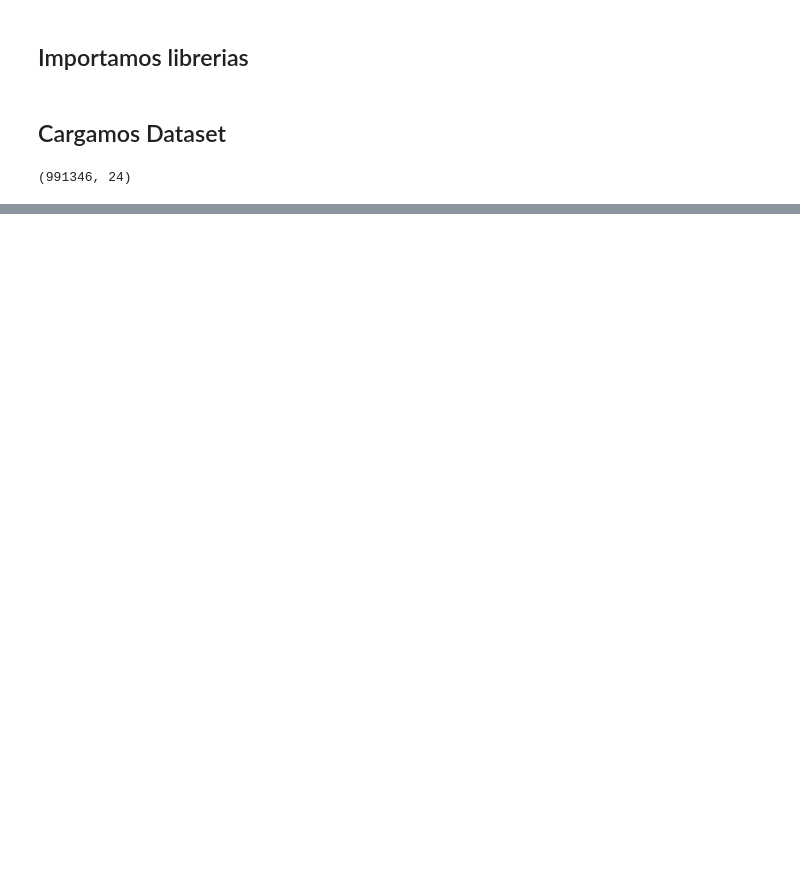
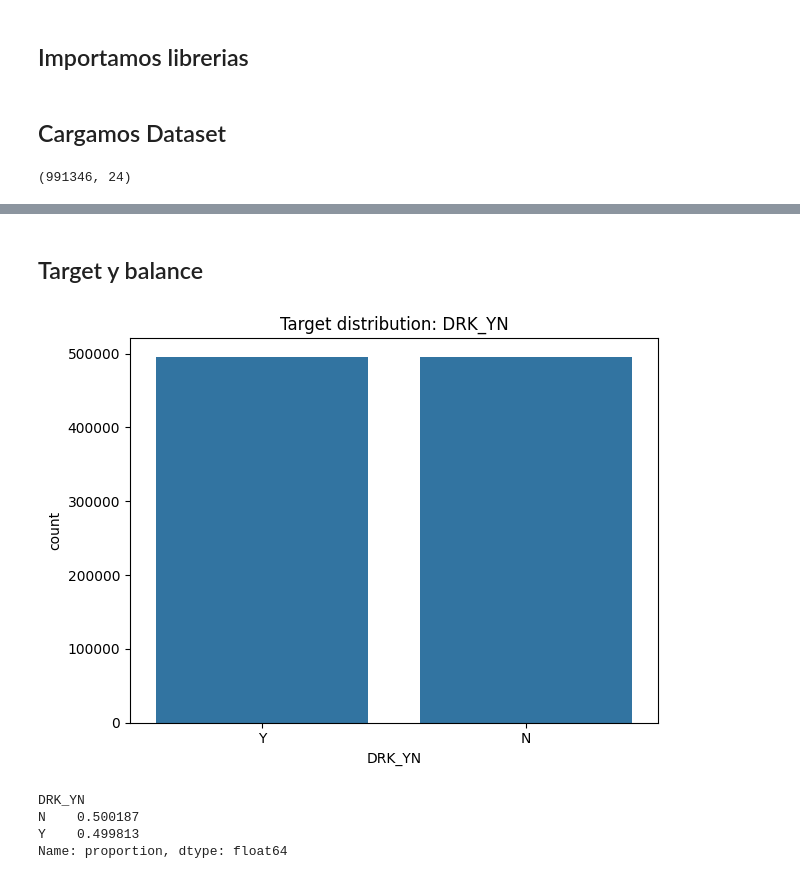
Before and after one commit to LorenzoLo123/health-risk-ml, a Jupyter notebook: notebooks/01_eda.ipynb, the cells around one changed output, grey strips where cells are left out. Drawn from its saved outputs; the diff is of its cells as text; code cells hidden in the pictures; blank space fills up the shorter version.

Commit message:
EDA v1: initial curated exploratory data analysis

```diff
--- a/notebooks/01_eda.ipynb
+++ b/notebooks/01_eda.ipynb
@@ -73,0 +95,3 @@ df.shape
+# %%
+# Remove leading/trailing spaces from column names
+df.columns = df.columns.str.strip()
@@ -73,0 +197,15 @@ df.shape
+# %% [markdown]
+## Target y balance
+# %%
+sns.countplot(data=df, x="DRK_YN")
+plt.title("Target distribution: DRK_YN")
+plt.tight_layout()
+plt.show()
+
+df["DRK_YN"].value_counts(normalize=True)
+# %% [output]
+[figure, added]
+DRK_YN
+N    0.500187
+Y    0.499813
+Name: proportion, dtype: float64
```
Also changed, not shown: parts of 20 cells of this notebook, 1 other file.
